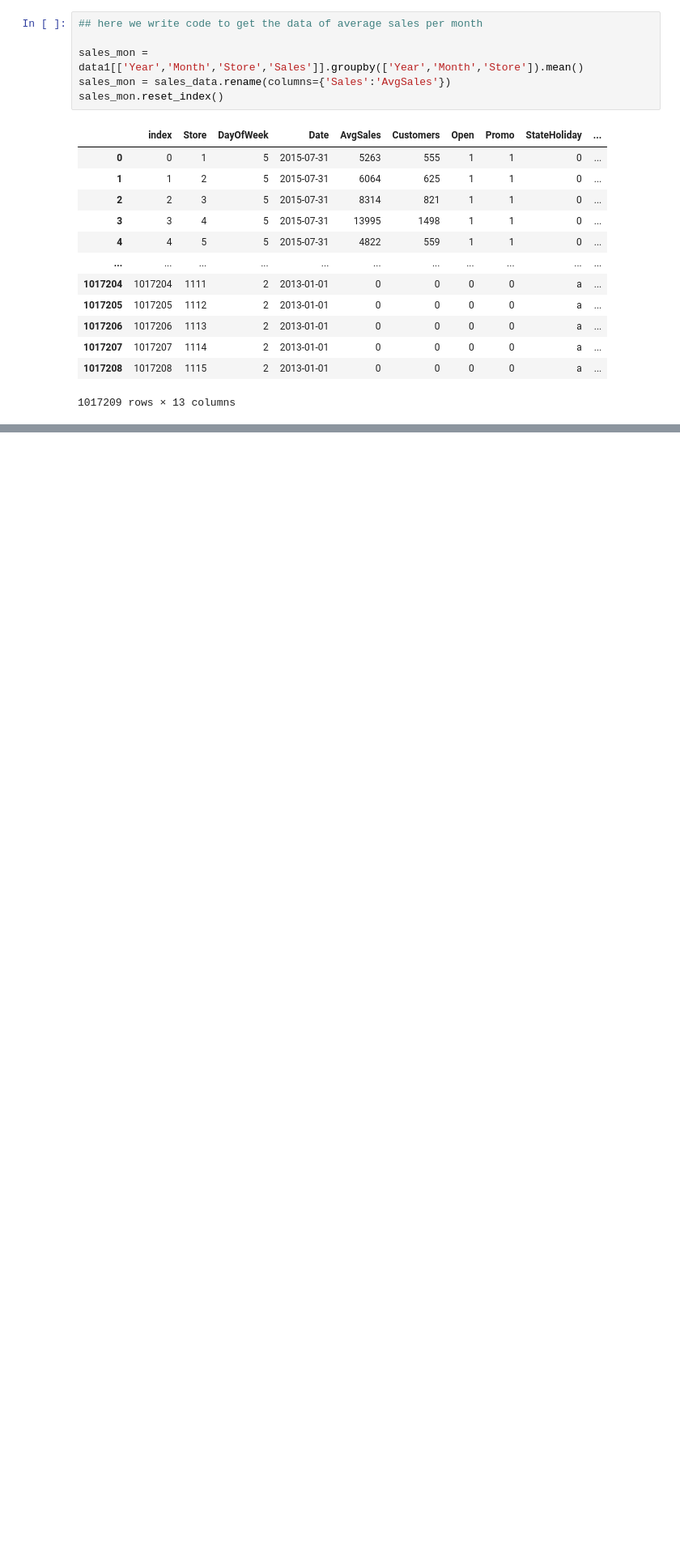
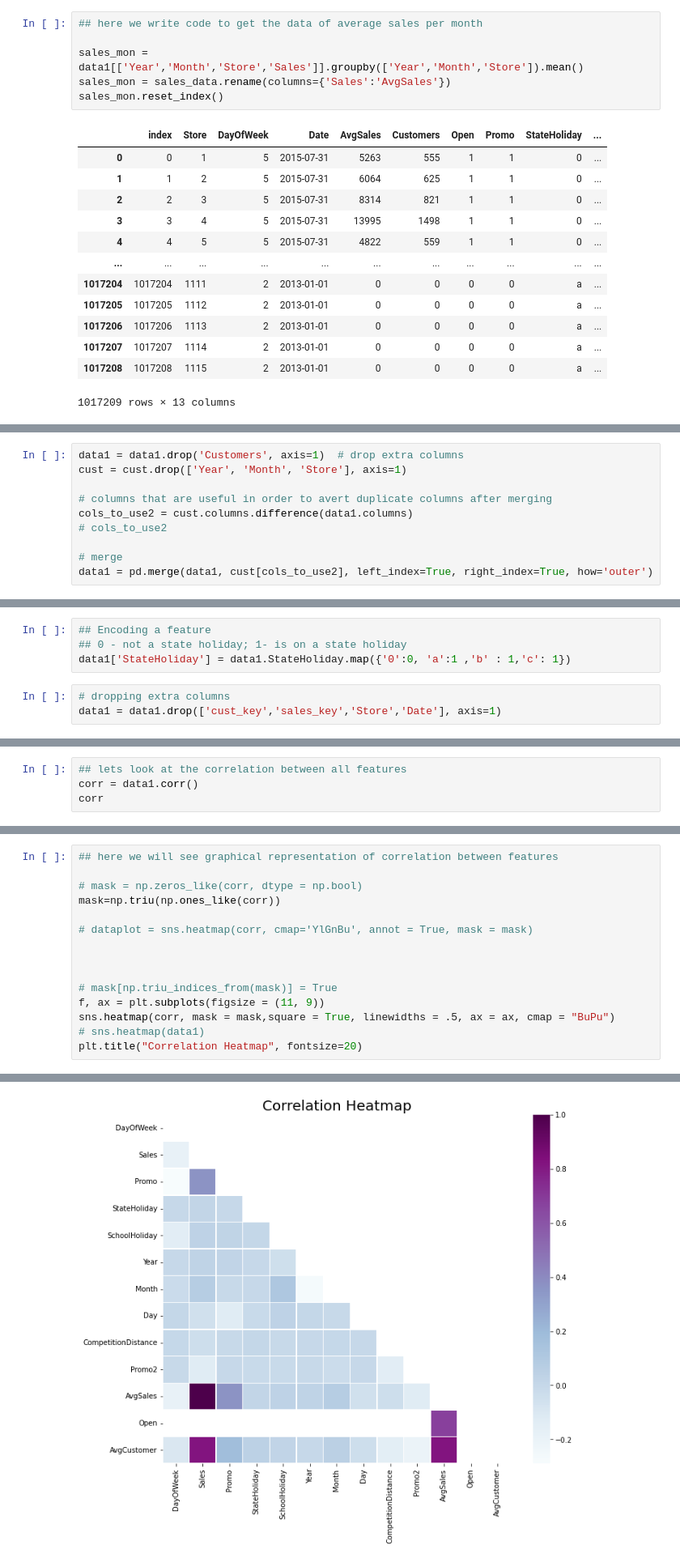
Before and after one commit to Rajashekar-Anumalla/RossmannRetailSales_RegressionAnalysis, a Jupyter notebook: Rossmann_Sales_Prediction_Capstone_Project.ipynb, the cells around one changed output, grey strips where cells are left out. Shown: that part at 81% size. Cells and saved outputs as stored; diff of their text form; blank space fills up the shorter version.

```diff
--- a/Rossmann_Sales_Prediction_Capstone_Project.ipynb
+++ b/Rossmann_Sales_Prediction_Capstone_Project.ipynb
@@ -352,0 +346,10 @@ Index(['Store', 'DayOfWeek', 'Sales', 'Customers', 'Promo', 'StateHoliday',
+# %%
+data1 = data1.drop('Customers', axis=1)  # drop extra columns
+cust = cust.drop(['Year', 'Month', 'Store'], axis=1)
+
+# columns that are useful in order to avert duplicate columns after merging
+cols_to_use2 = cust.columns.difference(data1.columns)
+# cols_to_use2
+
+# merge
+data1 = pd.merge(data1, cust[cols_to_use2], left_index=True, right_index=True, how='outer')
@@ -352,0 +365,7 @@ Index(['Store', 'DayOfWeek', 'Sales', 'Customers', 'Promo', 'StateHoliday',
+# %%
+## Encoding a feature
+## 0 - not a state holiday; 1- is on a state holiday
+data1['StateHoliday'] = data1.StateHoliday.map({'0':0, 'a':1 ,'b' : 1,'c': 1})
+# %%
+# dropping extra columns
+data1 = data1.drop(['cust_key','sales_key','Store','Date'], axis=1)
@@ -352,0 +374,4 @@ Index(['Store', 'DayOfWeek', 'Sales', 'Customers', 'Promo', 'StateHoliday',
+# %%
+## lets look at the correlation between all features
+corr = data1.corr()
+corr
@@ -352,0 +393,16 @@ Index(['Store', 'DayOfWeek', 'Sales', 'Customers', 'Promo', 'StateHoliday',
+# %%
+## here we will see graphical representation of correlation between features
+
+# mask = np.zeros_like(corr, dtype = np.bool)
+mask=np.triu(np.ones_like(corr))
+
+# dataplot = sns.heatmap(corr, cmap='YlGnBu', annot = True, mask = mask)
+
+
+
+# mask[np.triu_indices_from(mask)] = True
+f, ax = plt.subplots(figsize = (11, 9))
+sns.heatmap(corr, mask = mask,square = True, linewidths = .5, ax = ax, cmap = "BuPu")
+# sns.heatmap(data1)
+plt.title("Correlation Heatmap", fontsize=20)
+# %% [output]
@@ -352,0 +410 @@ Index(['Store', 'DayOfWeek', 'Sales', 'Customers', 'Promo', 'StateHoliday',
+[figure, added]
```
Also changed, not shown: parts of 11 cells of this notebook.
